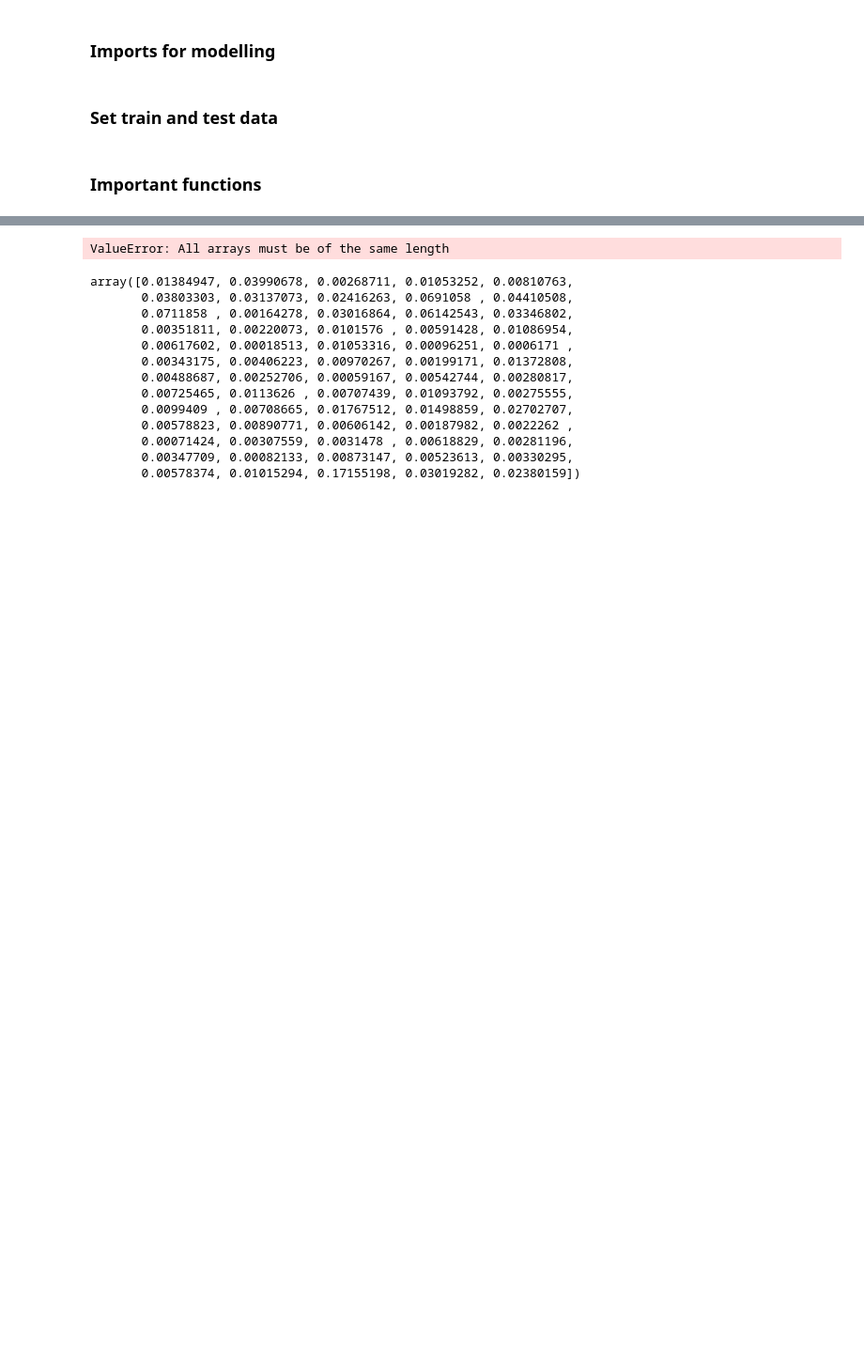
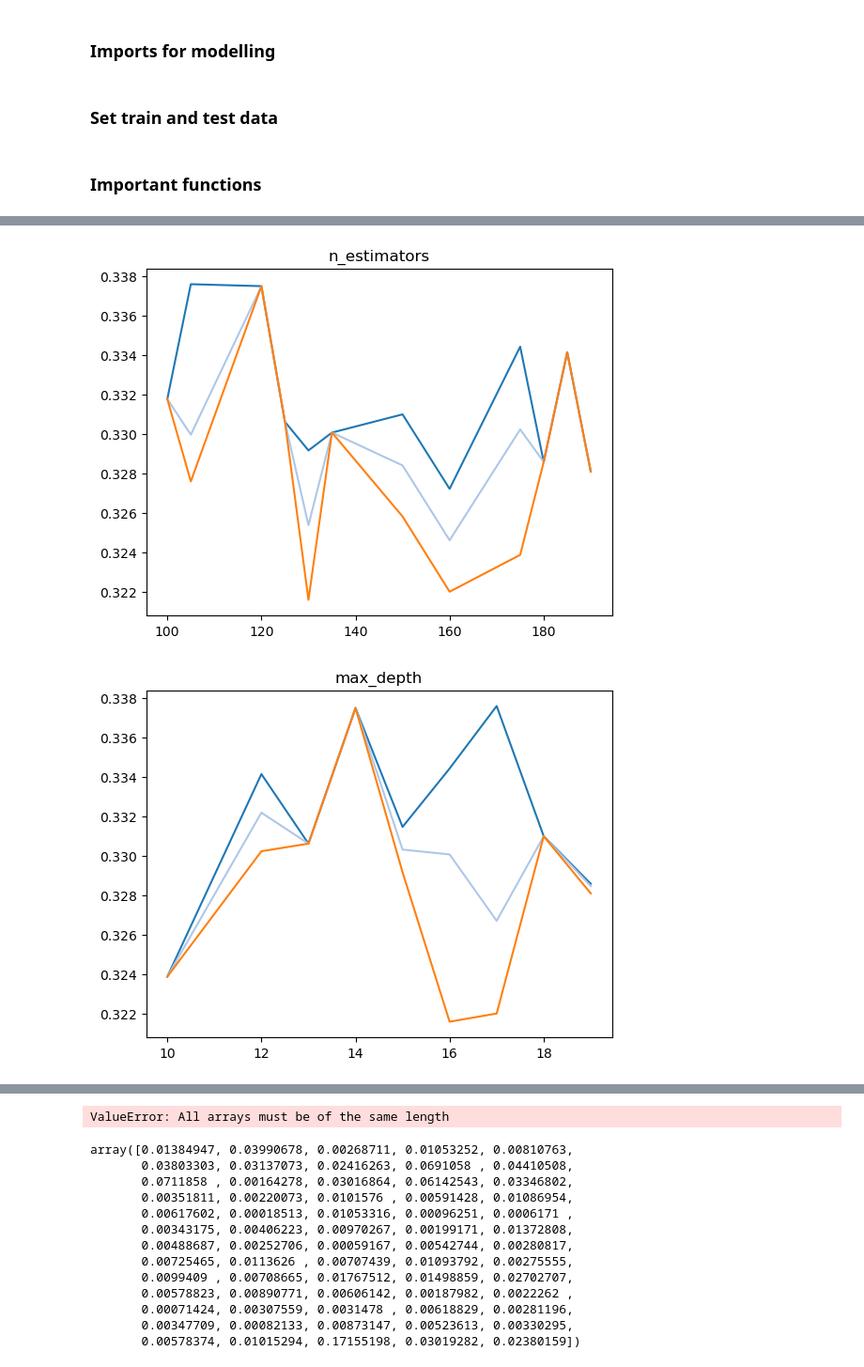
Before and after one commit to ontenkutsenko/ML_Hospital_Readmissions, a Jupyter notebook: Main workbook.ipynb, the cells around one changed output, grey strips where cells are left out. Shown at 94% size. Drawn from its saved outputs; the diff is of its cells as text; code cells hidden in the pictures; blank space fills up the shorter version.

```diff
--- a/Main workbook.ipynb
+++ b/Main workbook.ipynb
@@ -1648,0 +1944,17 @@ NameError: name 'cross_validation' is not defined
+# %%
+# fig, axs = plt.subplots(len(list(params.keys())), figsize=(10, 50))
+for key in list(params.keys()):
+    # try:
+        hyperparam = key
+        hyperparam_df = pd.DataFrame([(result[i][0][hyperparam], result[i][1][1]) for i in range(len(result))],
+                                     columns = ['hyperparameter', 'f1']).fillna('None')
+        plt.plot(hyperparam_df.groupby('hyperparameter').max())
+        plt.plot(hyperparam_df.groupby('hyperparameter').median())
+        plt.plot(hyperparam_df.groupby('hyperparameter').min())
+        plt.title(key)
+        plt.show()
+    # except:
+        # pass
+# %% [output]
+[figure, added]
+[figure, added]
```
Also changed, not shown: parts of 45 cells of this notebook, 5 other files.
